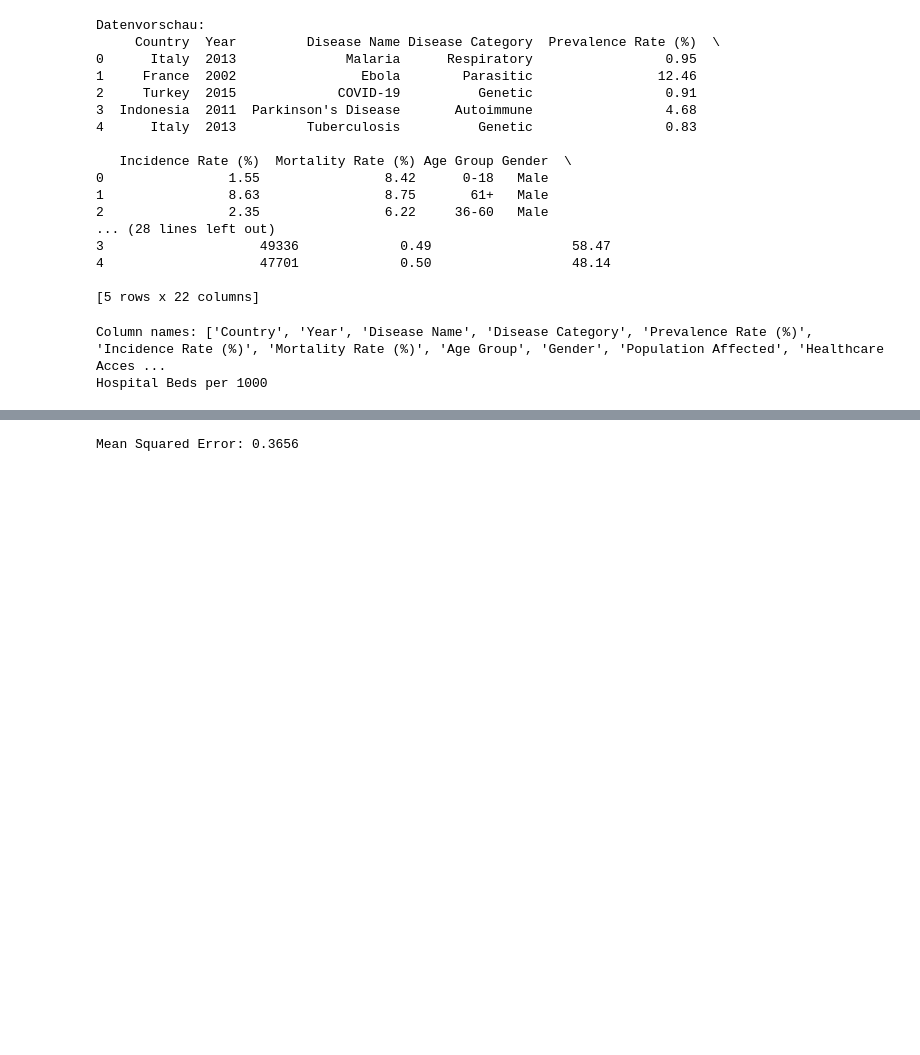
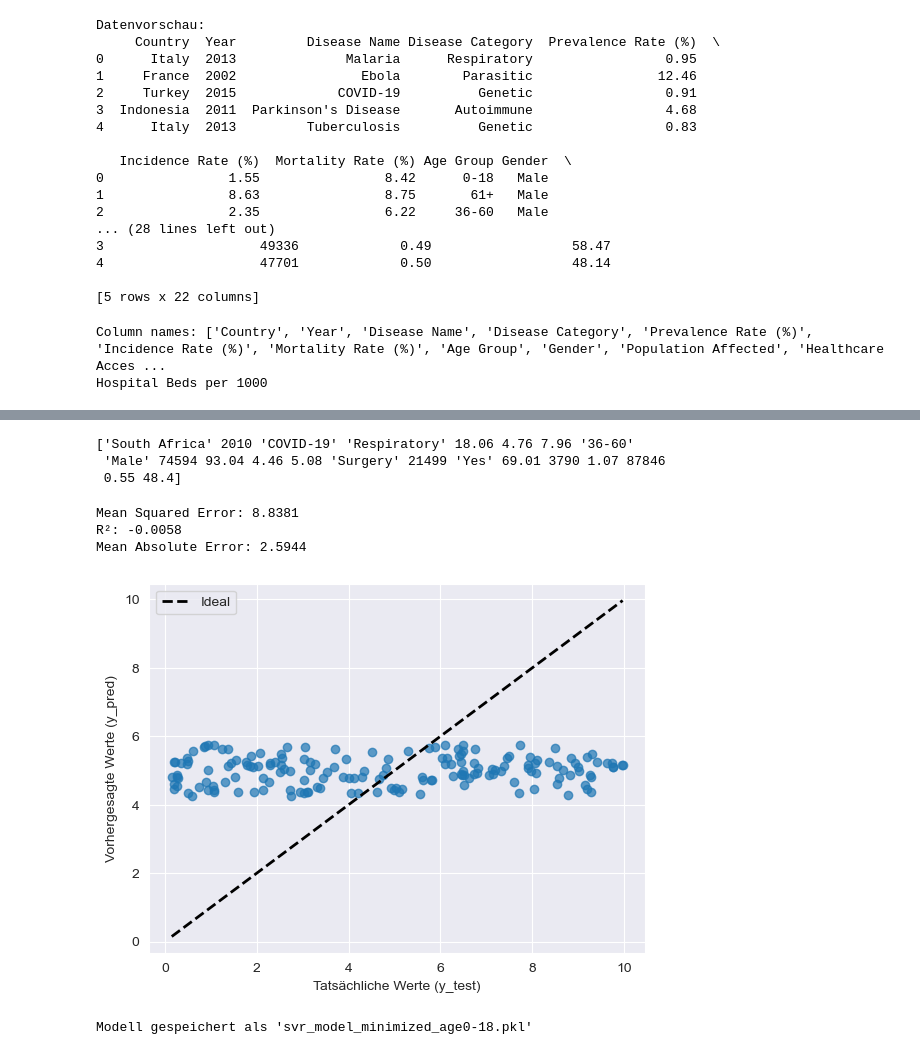
Before and after one commit to NietZarathustra/MLHome, a Jupyter notebook: DataRework.ipynb, the cells around one changed output, grey strips where cells are left out. Drawn from its saved outputs; the diff is of its cells as text; code cells hidden in the pictures; blank space fills up the shorter version.

```diff
--- a/DataRework.ipynb
+++ b/DataRework.ipynb
@@ -201,10 +242,23 @@ print(f"Mean Squared Error: {mse:.4f}")
 smaller_df  = pd.DataFrame()
 print(column_names[6])
 rows=[]
+limit_affordable =df[column_names[14]].mean()+np.std(df[column_names[14]])
 for _, row in df.iterrows():
+    #only consider respiratory
+    if row[column_names[3]]=='Respiratory':
+        #take the specific illness into consideration
+        if row[column_names[2]]=='COVID-19':
+            #only take suffiecent number of affected population into consideration
+            if row[column_names[9]]> 50000:
+                #only consider affordable treatments:
+                if row[column_names[14]]<limit_affordable:
 
-    if row[column_names[6]]<abs(durchschnitt_mortality+std_dev_mortality) and row[column_names[6]]<abs(durchschnitt_mortality-std_dev_mortality):
-        rows.append(row)
+
+                        #only consider childern
+                        if row[column_names[7]]=='36-60':
+                            rows.append(row)
+
+
 smaller_df = pd.concat([smaller_df, pd.DataFrame(rows)], ignore_index=True)
 print(smaller_df.count())
 # %% [output]
@@ -234,3 +282,9 @@ print(even_smaller_df.count())
+# %%
+print(smaller_df.values[6])
+# %% [output]
+['South Africa' 2010 'COVID-19' 'Respiratory' 18.06 4.76 7.96 '36-60'
+ 'Male' 74594 93.04 4.46 5.08 'Surgery' 21499 'Yes' 69.01 3790 1.07 87846
+ 0.55 48.4]
 # %%
 
 import numpy as np
@@ -239,37 +293,68 @@ from sklearn.preprocessing import MinMaxScaler
 from sklearn.pipeline import make_pipeline
 from sklearn.model_selection import train_test_split
 from sklearn.metrics import mean_squared_error
-X=smaller_df[[column_names[9], column_names[10],column_names[11],column_names[12]]]
+from sklearn.metrics import r2_score
+from sklearn.metrics import mean_absolute_error
+X=smaller_df[[column_names[11]]]
 y=smaller_df[column_names[6]]
 # Split data
-X_train, X_test, y_train, y_test = train_test_split(X, y, test_size=0.2, random_state=45)
+X_train, X_test, y_train, y_test = train_test_split(X, y, test_size=0.2, random_state=5)
 
 # Scale input features and outputs to [0, 1]
 input_scaler = MinMaxScaler()
 output_scaler = MinMaxScaler()
 
 # Fit output scaler on target variable
 #y_train_scaled = output_scaler.fit_transform(y_train.reshape(-1, 1)).ravel()
 y_train_scaled = output_scaler.fit_transform(y_train.to_numpy().reshape(-1, 1)).ravel()
 
 
 # Create an SVR model with RBF kernel
-svr = SVR(kernel='rbf', C=.10, epsilon=0.1)
+svr = SVR(kernel='rbf', C=10, epsilon=0.001)
 
 # Combine preprocessing and model into a pipeline
 model = make_pipeline(input_scaler, svr)
 
 # Fit the model
 model.fit(X_train, y_train_scaled)
 
 # Predict on the test set
 y_pred_scaled = model.predict(X_test)
 
 # Rescale predictions back to the original range
 y_pred = output_scaler.inverse_transform(y_pred_scaled.reshape(-1, 1)).ravel()
 
 # Evaluate the model
 mse = mean_squared_error(y_test, y_pred)
 print(f"Mean Squared Error: {mse:.4f}")
+
+
+r2 = r2_score(y_test, y_pred)
+print(f"R²: {r2:.4f}")
+
+
+mae = mean_absolute_error(y_test, y_pred)
+print(f"Mean Absolute Error: {mae:.4f}")
+
+import matplotlib.pyplot as plt
+
+plt.scatter(y_test, y_pred, alpha=0.7)
+plt.plot([y_test.min(), y_test.max()], [y_test.min(), y_test.max()], 'k--', lw=2, label='Ideal')
+plt.xlabel('Tatsächliche Werte (y_test)')
+plt.ylabel('Vorhergesagte Werte (y_pred)')
+plt.legend()
+plt.show()
 # %% [output]
-Mean Squared Error: 0.3656
+Mean Squared Error: 8.8381
+R²: -0.0058
+Mean Absolute Error: 2.5944
+[figure, added]
+# %%
+import joblib
+
+# Modell speichern
+joblib.dump(model, 'svr_model_minimized_age0-18.pkl')
+
+print("Modell gespeichert als 'svr_model_minimized_age0-18.pkl'")
+# %% [output]
+Modell gespeichert als 'svr_model_minimized_age0-18.pkl'
```
Also changed, not shown: parts of 11 cells of this notebook, 2 other files.
